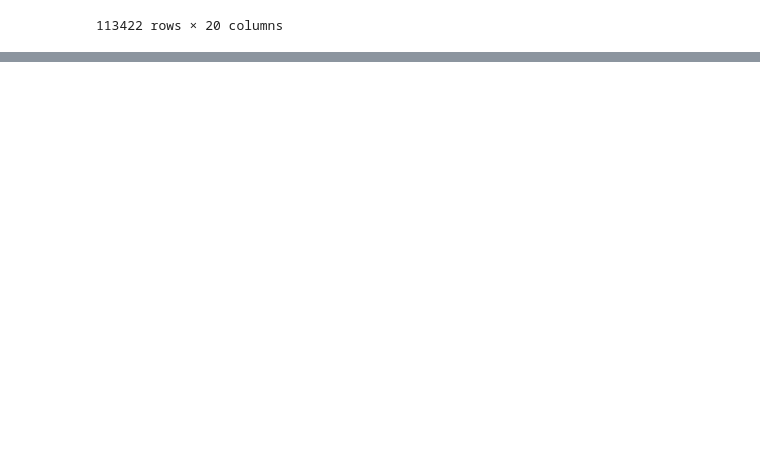
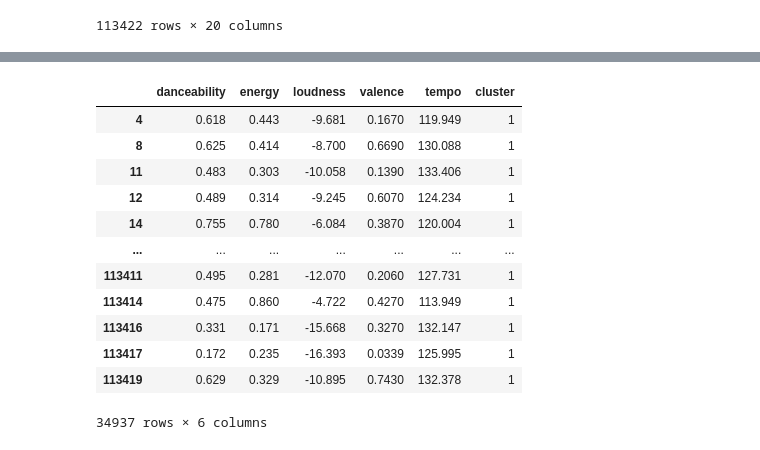
Before and after one commit to CC-Sev/spotify_analysis, a Jupyter notebook: Analysis.ipynb, the cells around one changed output, grey strips where cells are left out. Saved outputs shown, nothing was run; the diff lists cells and outputs as text; code cells hidden in the pictures; blank space fills up the shorter version.

```diff
--- a/Analysis.ipynb
+++ b/Analysis.ipynb
@@ -23,0 +117,16 @@ df
+# %%
+df[['danceability', 'energy', 'loudness', 'valence', 'tempo','cluster']].loc[(df['cluster']==1)]
+# %% [output]
+|  | danceability | energy | loudness | valence | tempo | cluster |
+| 4 | 0.618 | 0.443 | -9.681 | 0.1670 | 119.949 | 1 |
+| 8 | 0.625 | 0.414 | -8.700 | 0.6690 | 130.088 | 1 |
+| 11 | 0.483 | 0.303 | -10.058 | 0.1390 | 133.406 | 1 |
+| 12 | 0.489 | 0.314 | -9.245 | 0.6070 | 124.234 | 1 |
+| 14 | 0.755 | 0.780 | -6.084 | 0.3870 | 120.004 | 1 |
+| ... | ... | ... | ... | ... | ... | ... |
+| 113411 | 0.495 | 0.281 | -12.070 | 0.2060 | 127.731 | 1 |
+| 113414 | 0.475 | 0.860 | -4.722 | 0.4270 | 113.949 | 1 |
+| 113416 | 0.331 | 0.171 | -15.668 | 0.3270 | 132.147 | 1 |
+| 113417 | 0.172 | 0.235 | -16.393 | 0.0339 | 125.995 | 1 |
+| 113419 | 0.629 | 0.329 | -10.895 | 0.7430 | 132.378 | 1 |
+34937 rows × 6 columns
```
Also changed, not shown: parts of 19 cells of this notebook.
